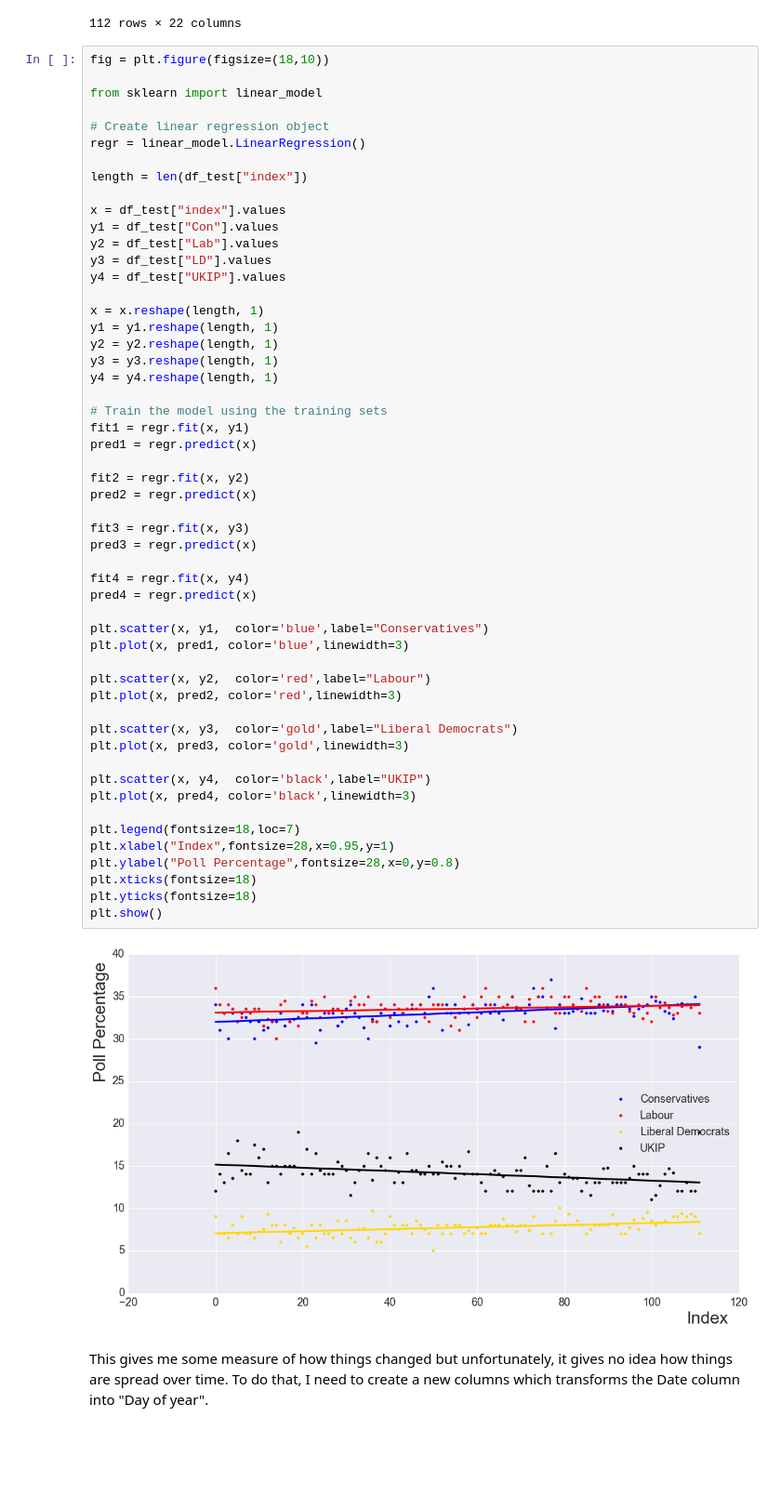
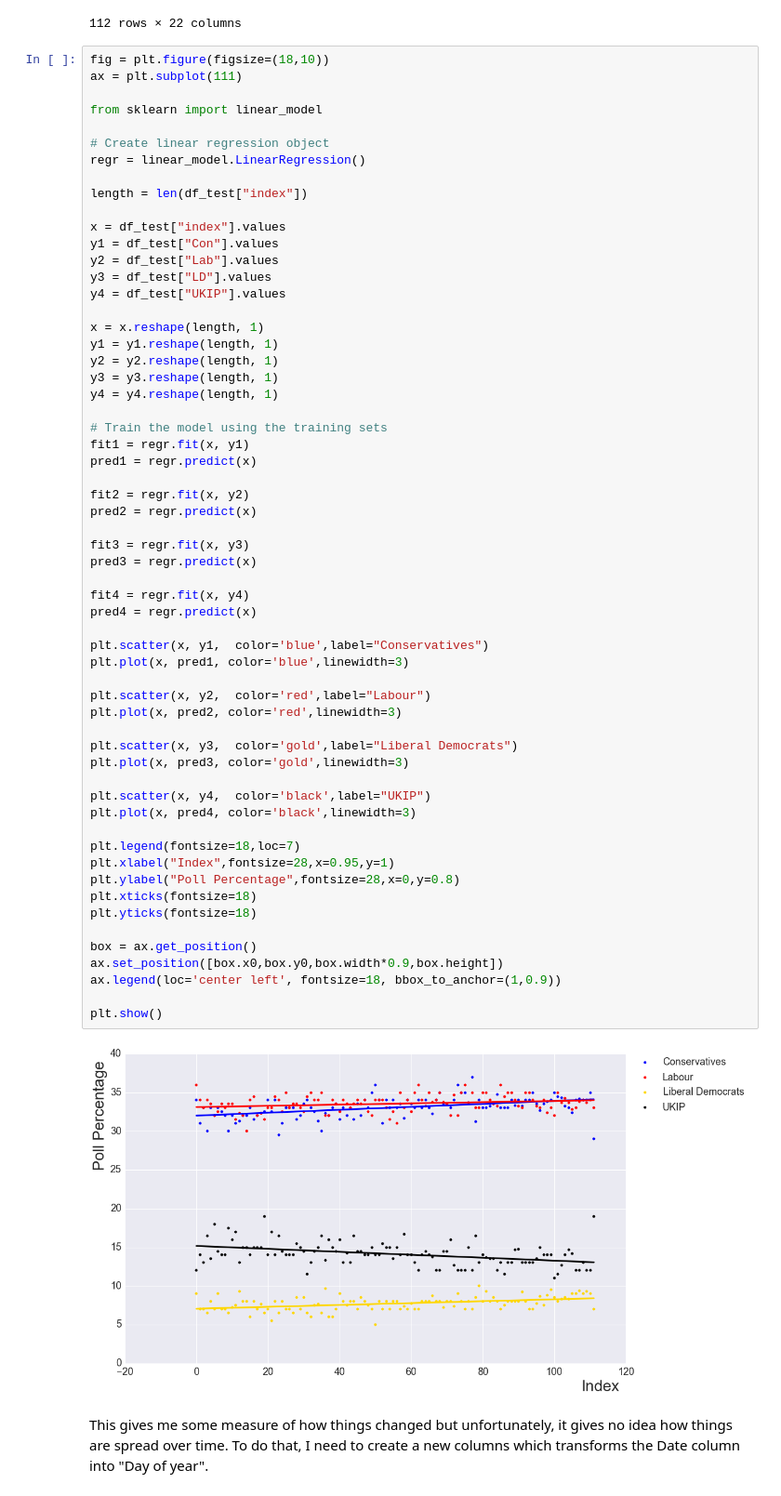
Before and after one commit to maclamont/UKElections, a Jupyter notebook: PollingData.ipynb, the cells around one changed output. Shown at 93% size. Drawn from its saved outputs; the diff is of its cells as text; blank space fills up the shorter version.

Commit message:
Regression plot cleanup

```diff
--- a/PollingData.ipynb
+++ b/PollingData.ipynb
@@ -499,6 +499,7 @@ df_test
 112 rows × 22 columns
 # %%
 fig = plt.figure(figsize=(18,10))
+ax = plt.subplot(111)
 
 from sklearn import linear_model
 
@@ -524,34 +525,39 @@ fit1 = regr.fit(x, y1)
 pred1 = regr.predict(x)
 
 fit2 = regr.fit(x, y2)
 pred2 = regr.predict(x)
 
 fit3 = regr.fit(x, y3)
 pred3 = regr.predict(x)
 
 fit4 = regr.fit(x, y4)
 pred4 = regr.predict(x)
 
 plt.scatter(x, y1,  color='blue',label="Conservatives")
 plt.plot(x, pred1, color='blue',linewidth=3)
 
 plt.scatter(x, y2,  color='red',label="Labour")
 plt.plot(x, pred2, color='red',linewidth=3)
 
 plt.scatter(x, y3,  color='gold',label="Liberal Democrats")
 plt.plot(x, pred3, color='gold',linewidth=3)
 
 plt.scatter(x, y4,  color='black',label="UKIP")
 plt.plot(x, pred4, color='black',linewidth=3)
 
 plt.legend(fontsize=18,loc=7)
 plt.xlabel("Index",fontsize=28,x=0.95,y=1)
 plt.ylabel("Poll Percentage",fontsize=28,x=0,y=0.8)
 plt.xticks(fontsize=18)
 plt.yticks(fontsize=18)
+
+box = ax.get_position()
+ax.set_position([box.x0,box.y0,box.width*0.9,box.height])
+ax.legend(loc='center left', fontsize=18, bbox_to_anchor=(1,0.9))
+
 plt.show()
 # %% [output]
-[figure, old version]
+[figure, new version]
 # %% [markdown]
 This gives me some measure of how things changed but unfortunately, it gives no idea how things are spread over time.  To do that, I need to create a new columns which transforms the Date column into "Day of year".
 # %%
```
Also changed, not shown: parts of 3 cells of this notebook.
